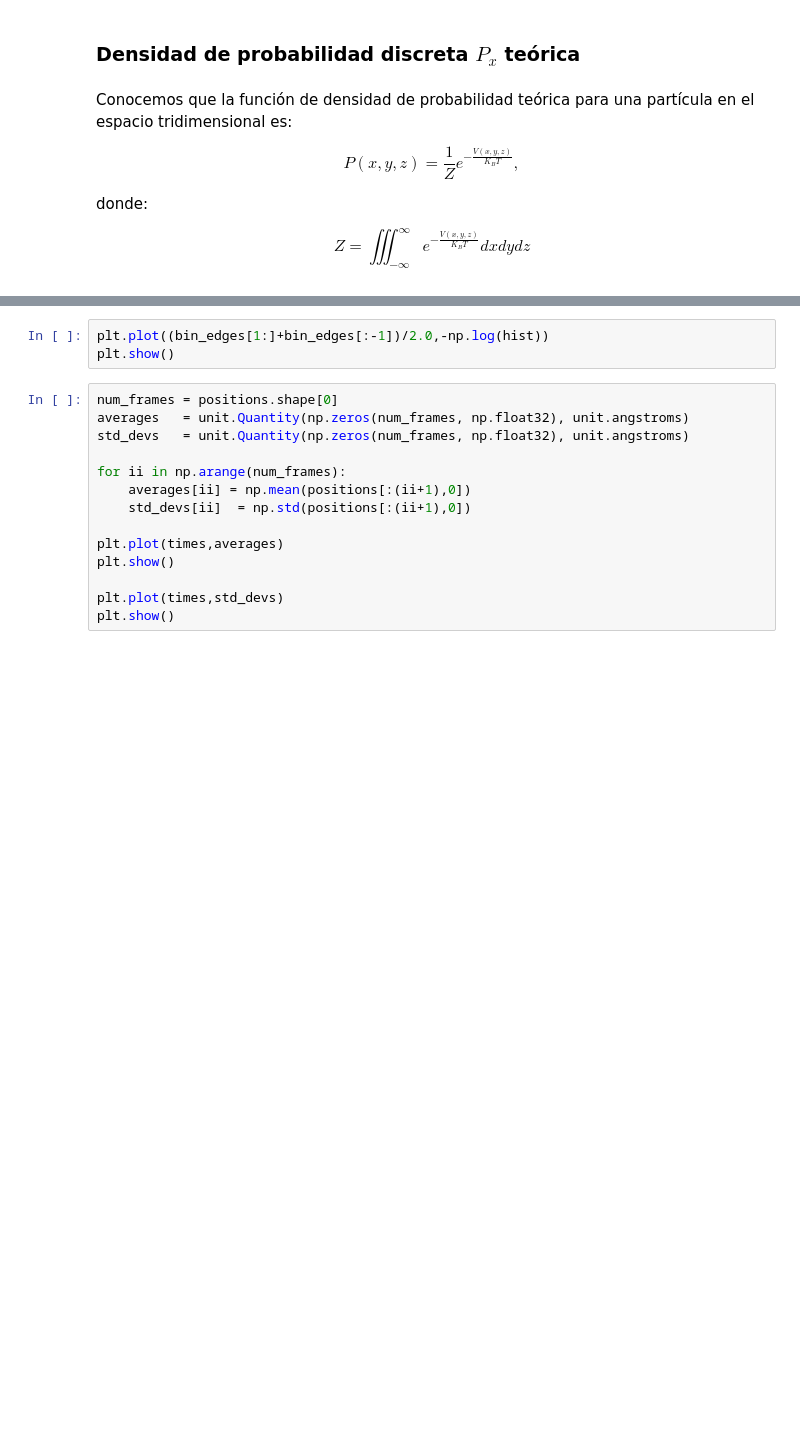
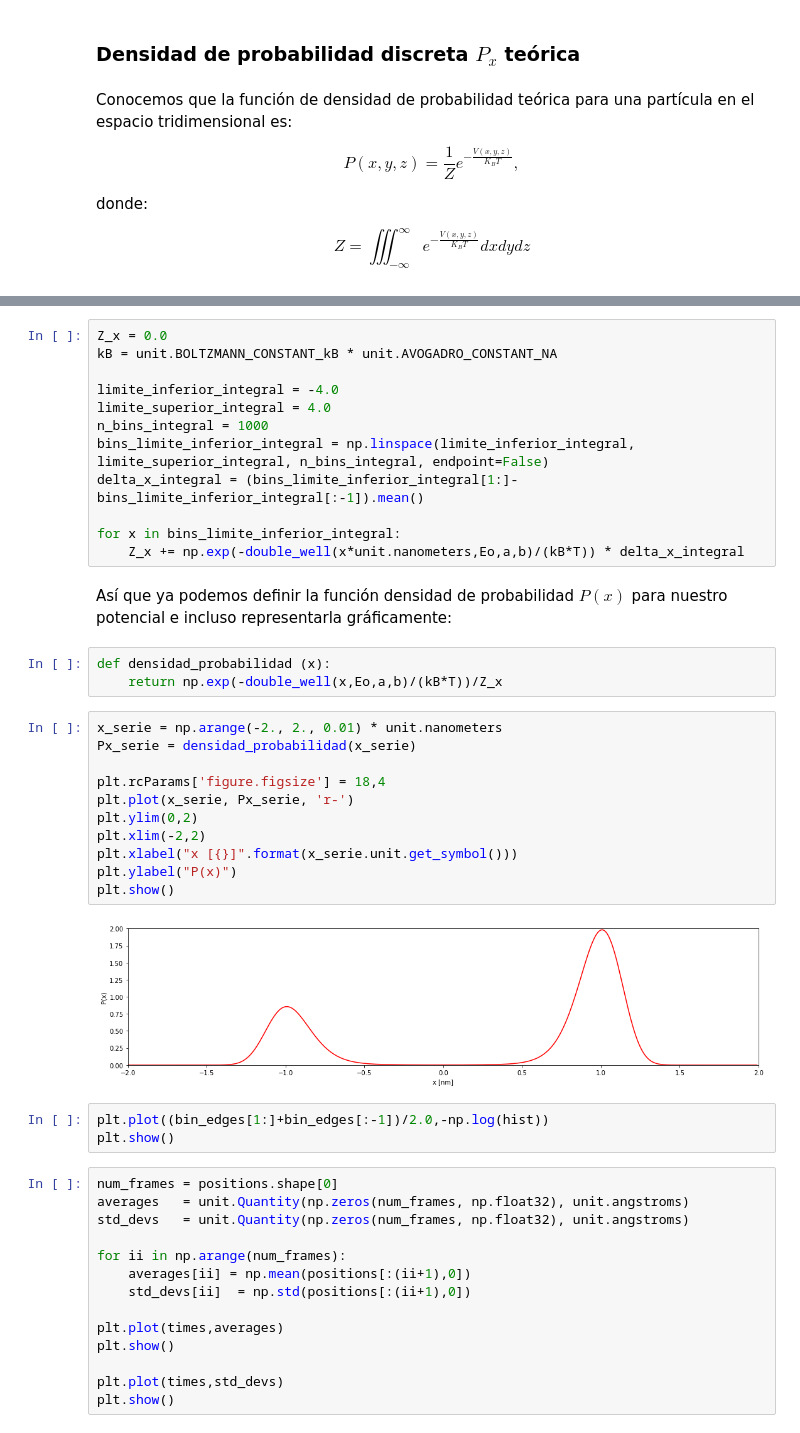
Before and after one commit to uibcdf/REMD_testbed, a Jupyter notebook: Doble_pozo_test.ipynb, the cells around one changed output, grey strips where cells are left out. Drawn from its saved outputs; the diff is of its cells as text; blank space fills up the shorter version.

```diff
--- a/Doble_pozo_test.ipynb
+++ b/Doble_pozo_test.ipynb
@@ -527,3 +607,33 @@ P(x) = \frac{1}{Z_{x}} e^{-\frac{V(x,y,z)}{K_{B}T}},
+# %%
+Z_x = 0.0
+kB = unit.BOLTZMANN_CONSTANT_kB * unit.AVOGADRO_CONSTANT_NA
+
+limite_inferior_integral = -4.0
+limite_superior_integral = 4.0
+n_bins_integral = 1000
+bins_limite_inferior_integral = np.linspace(limite_inferior_integral, limite_superior_integral, n_bins_integral, endpoint=False)
+delta_x_integral = (bins_limite_inferior_integral[1:]-bins_limite_inferior_integral[:-1]).mean()
+
+for x in bins_limite_inferior_integral:
+    Z_x += np.exp(-double_well(x*unit.nanometers,Eo,a,b)/(kB*T)) * delta_x_integral
+# %% [markdown]
+Así que ya podemos definir la función densidad de probabilidad $P(x)$ para nuestro potencial e incluso representarla gráficamente:
+# %%
+def densidad_probabilidad (x):
+    return np.exp(-double_well(x,Eo,a,b)/(kB*T))/Z_x
+# %%
+x_serie = np.arange(-2., 2., 0.01) * unit.nanometers
+Px_serie = densidad_probabilidad(x_serie)
+
+plt.rcParams['figure.figsize'] = 18,4
+plt.plot(x_serie, Px_serie, 'r-')
+plt.ylim(0,2)
+plt.xlim(-2,2)
+plt.xlabel("x [{}]".format(x_serie.unit.get_symbol()))
+plt.ylabel("P(x)")
+plt.show()
+# %% [output]
+[figure, added]
 # %%
 plt.plot((bin_edges[1:]+bin_edges[:-1])/2.0,-np.log(hist))
 plt.show()
```
Also changed, not shown: parts of 25 cells of this notebook.
